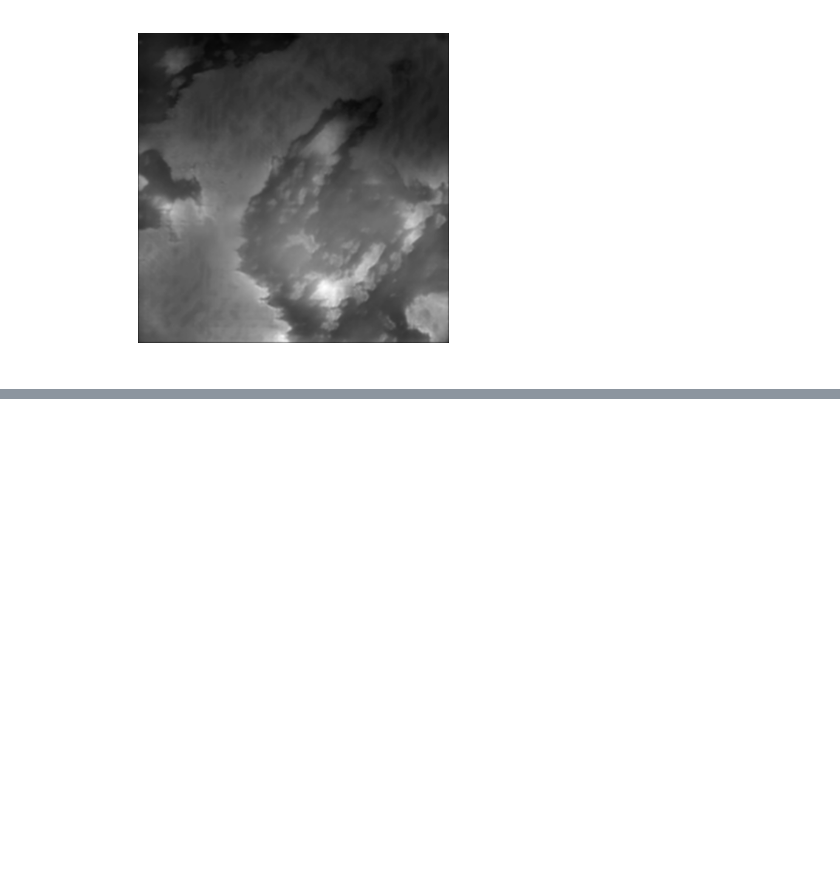
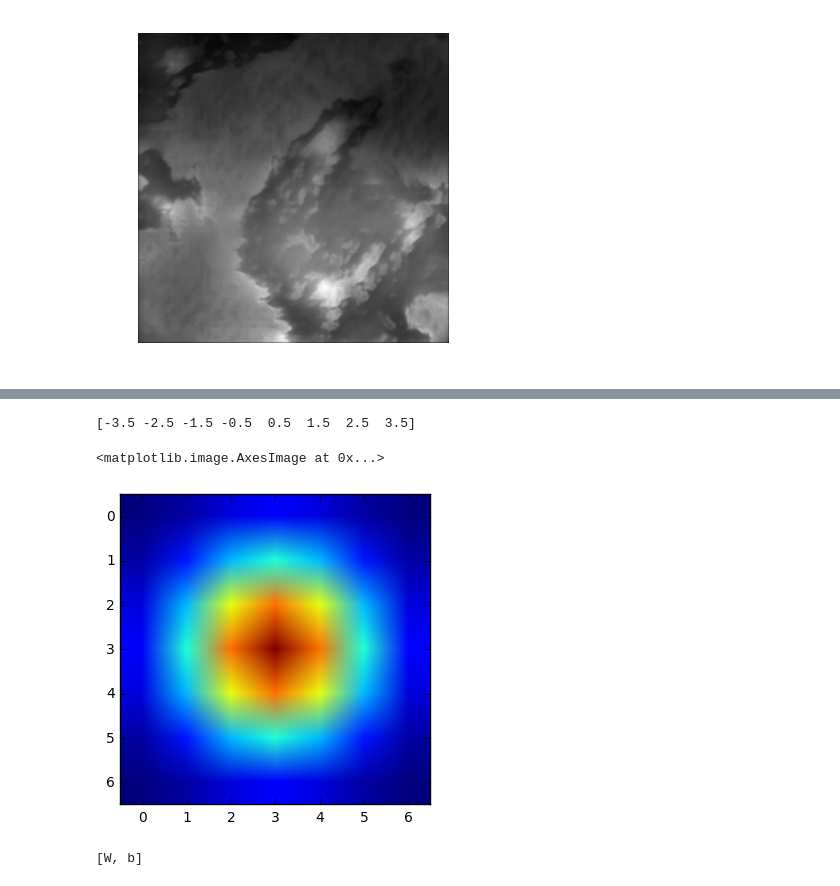
Before and after one commit to christopher-beckham/gan-heightmaps, a Jupyter notebook: lasagne/notebooks/gaussian_blur.ipynb, the cells around one changed output, grey strips where cells are left out. Cells and saved outputs as stored; diff of their text form; code cells hidden in the pictures; blank space fills up the shorter version.

```diff
--- a/lasagne/notebooks/gaussian_blur.ipynb
+++ b/lasagne/notebooks/gaussian_blur.ipynb
@@ -58,0 +84,10 @@ plt.axis('off')
+# %%
+plt.imshow(gkern(l_conv.W.get_value().shape[-1],3, debug=True))
+# %% [output]
+[-3.5 -2.5 -1.5 -0.5  0.5  1.5  2.5  3.5]
+<matplotlib.image.AxesImage at 0x...>
+[figure, added]
+# %%
+lasagne.layers.get_all_params(l_conv, trainable=True)
+# %% [output]
+[W, b]
```
Also changed, not shown: parts of 18 cells of this notebook, 27 other files.
